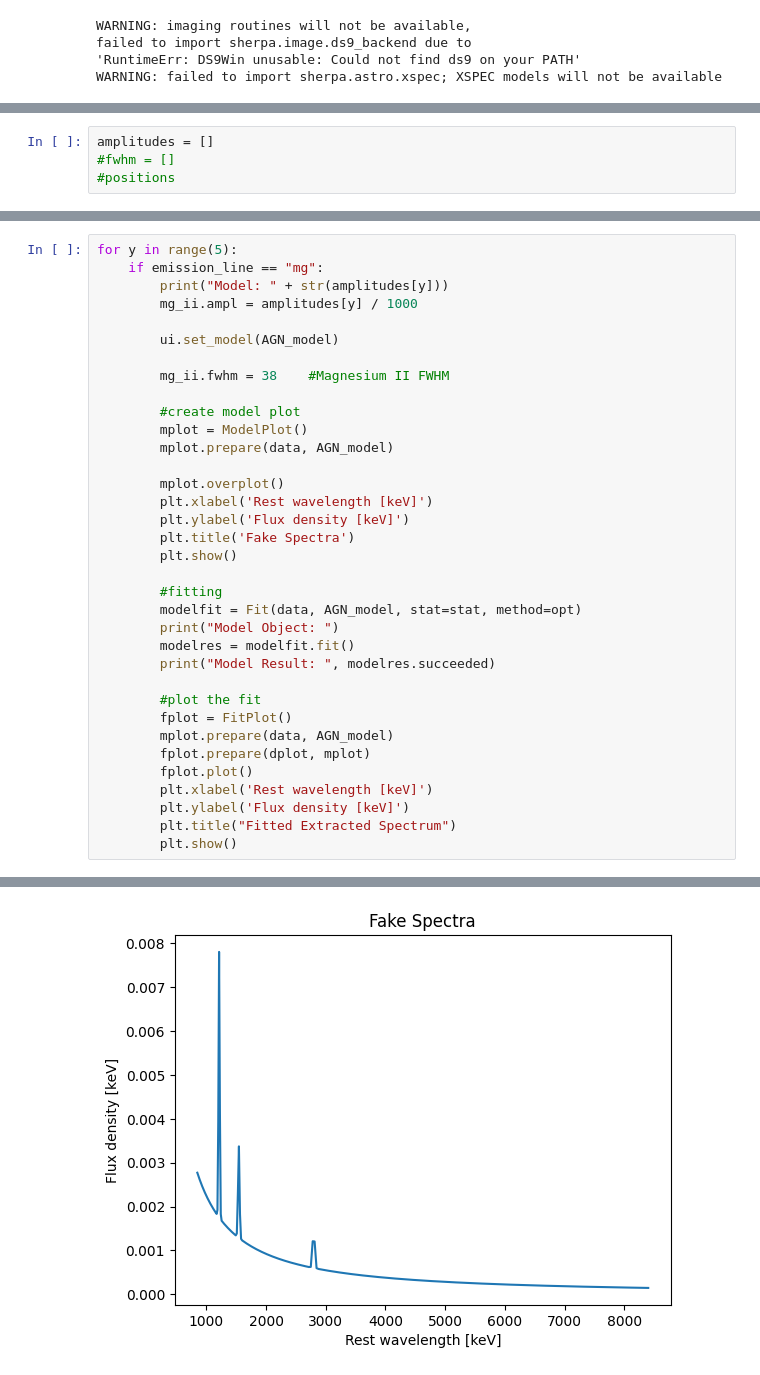
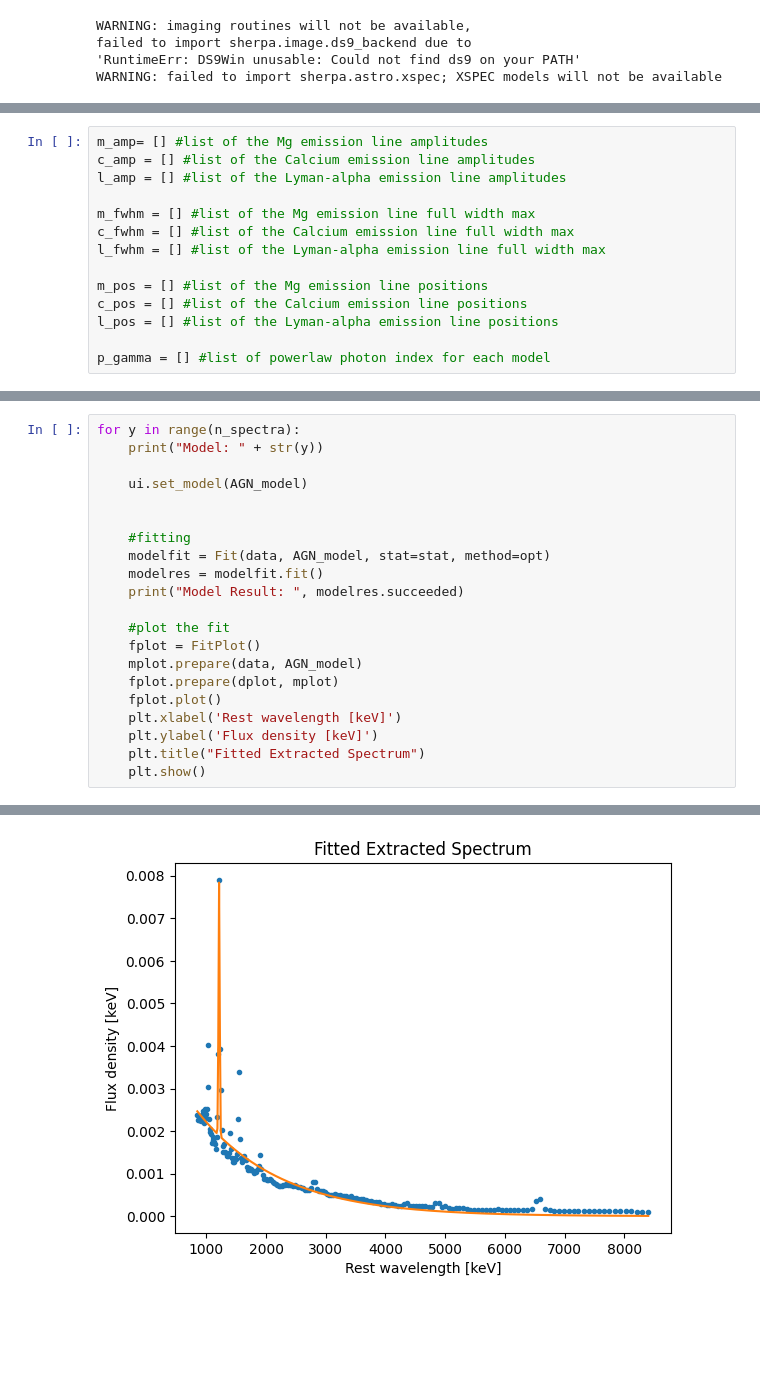
Before and after one commit to mxguminn/westernSpace, a Jupyter notebook: learning.ipynb, the cells around one changed output, grey strips where cells are left out. Cells and saved outputs as stored; diff of their text form; blank space fills up the shorter version.

```diff
--- a/learning.ipynb
+++ b/learning.ipynb
@@ -166,7 +141,17 @@ Parameters (after best fit):
 ('gauss1d.fwhm', 'gauss1d.pos', 'gauss1d.ampl', 'gauss1d.fwhm', 'gauss1d.pos', 'gauss1d.ampl', 'gauss1d.fwhm', 'gauss1d.pos', 'gauss1d.ampl', 'powlaw1d.gamma', 'powlaw1d.ampl')
 (23.574389002634156, 1214.7408167813498, 0.006059733664551817, 67.54012784093855, 2798.8270298217144, 0.0002504014281387788, 29.284793797659812, 1544.0706032434446, 0.0021285590172658688, 1.2918983181 ...
 # %%
-amplitudes = []
-#fwhm = []
-#positions
+m_amp= [] #list of the Mg emission line amplitudes
+c_amp = [] #list of the Calcium emission line amplitudes
+l_amp = [] #list of the Lyman-alpha emission line amplitudes
+
+m_fwhm = [] #list of the Mg emission line full width max
+c_fwhm = [] #list of the Calcium emission line full width max
+l_fwhm = [] #list of the Lyman-alpha emission line full width max
+
+m_pos = [] #list of the Mg emission line positions
+c_pos = [] #list of the Calcium emission line positions
+l_pos = [] #list of the Lyman-alpha emission line positions
+
+p_gamma = [] #list of powerlaw photon index for each model
 # %%
@@ -227,36 +237,22 @@ Model: 5.0
 # %%
-for y in range(5):
-    if emission_line == "mg":
-        print("Model: " + str(amplitudes[y]))
-        mg_ii.ampl = amplitudes[y] / 1000
+for y in range(n_spectra):
+    print("Model: " + str(y))
 
-        ui.set_model(AGN_model)
+    ui.set_model(AGN_model)
 
-        mg_ii.fwhm = 38    #Magnesium II FWHM
 
-        #create model plot
-        mplot = ModelPlot()
-        mplot.prepare(data, AGN_model)
+    #fitting
+    modelfit = Fit(data, AGN_model, stat=stat, method=opt)
+    modelres = modelfit.fit()
+    print("Model Result: ", modelres.succeeded)
 
-        mplot.overplot()
-        plt.xlabel('Rest wavelength [keV]')
-        plt.ylabel('Flux density [keV]')
-        plt.title('Fake Spectra')
-        plt.show()
-
-        #fitting
-        modelfit = Fit(data, AGN_model, stat=stat, method=opt)
-        print("Model Object: ")
-        modelres = modelfit.fit()
-        print("Model Result: ", modelres.succeeded)
-
-        #plot the fit
-        fplot = FitPlot()
-        mplot.prepare(data, AGN_model)
-        fplot.prepare(dplot, mplot)
-        fplot.plot()
-        plt.xlabel('Rest wavelength [keV]')
-        plt.ylabel('Flux density [keV]')
-        plt.title("Fitted Extracted Spectrum")
-        plt.show()
+    #plot the fit
+    fplot = FitPlot()
+    mplot.prepare(data, AGN_model)
+    fplot.prepare(dplot, mplot)
+    fplot.plot()
+    plt.xlabel('Rest wavelength [keV]')
+    plt.ylabel('Flux density [keV]')
+    plt.title("Fitted Extracted Spectrum")
+    plt.show()
 # %% [output]
@@ -264 +261 @@ Model: 1.0
-[figure, old version]
+[figure, new version]
```
Also changed, not shown: parts of 6 cells of this notebook.
